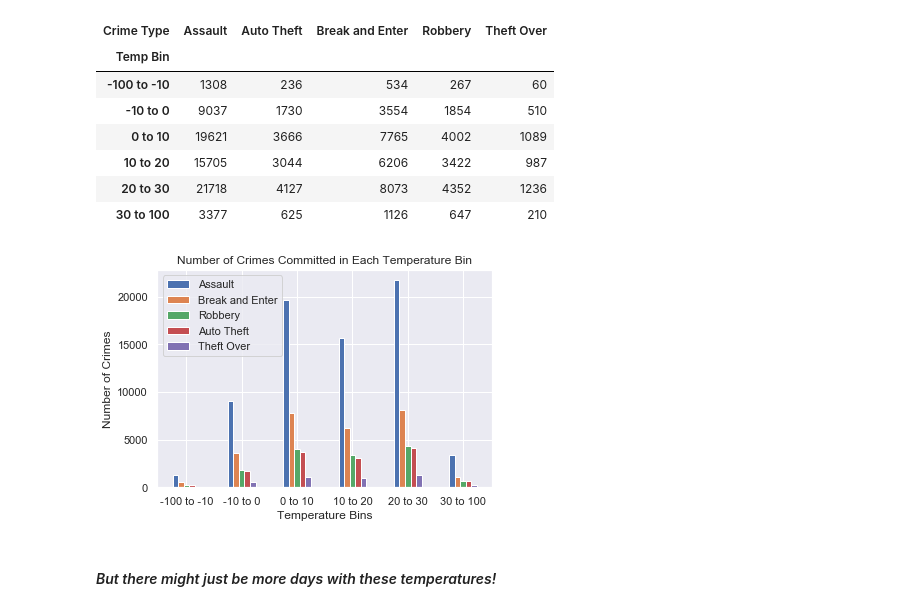
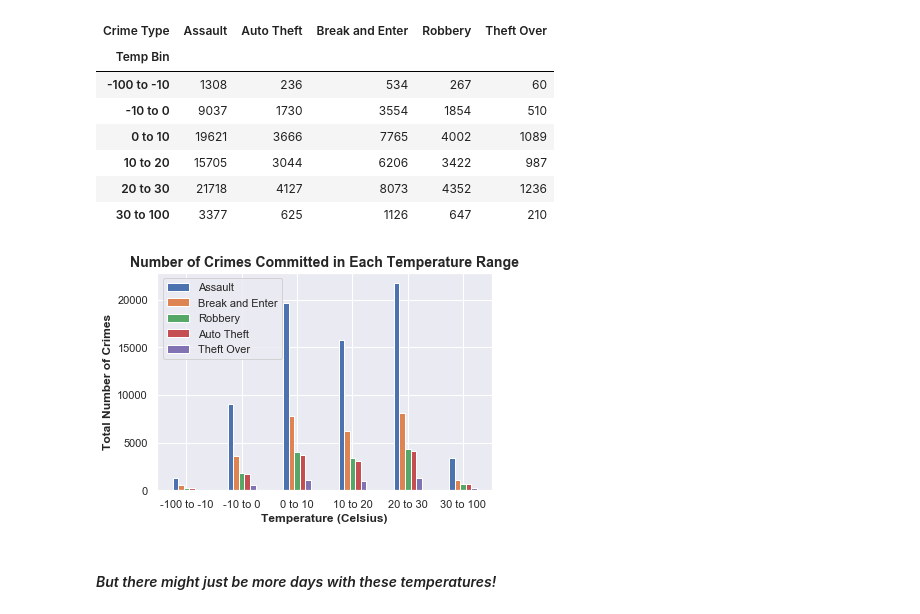
Before and after one commit to minnawoo/Whether-Weather-Drives-Crime, a Jupyter notebook: Whether Weather Drives Crime.ipynb, the cells around one changed output. Drawn from its saved outputs; the diff is of its cells as text; code cells hidden in the pictures.

```diff
--- a/Whether Weather Drives Crime.ipynb
+++ b/Whether Weather Drives Crime.ipynb
@@ -298,22 +300,25 @@ grouped_by_temp_bins_df2
 # %%
 # Plot Count of Each Crime Type For Each Temperature Bin
 fig = plt.figure()
 ax = fig.add_subplot(111)
 
 xloc = np.arange(6)  # the x locations for the groups
 width = 0.1      # the width of the bars
 
-ax.set(title = 'Number of Crimes Committed in Each Temperature Bin', xlabel = 'Temperature Bins', ylabel = 'Number of Crimes')
+plt.title('Number of Crimes Committed in Each Temperature Range', fontweight = 'bold', fontsize = 14)
+plt.xlabel('Temperature (Celsius)', fontweight = 'bold')
+plt.ylabel('Total Number of Crimes', fontweight = 'bold')
 ax.bar(xloc - width*2, grouped_by_temp_bins_df2['Assault'], width, label = 'Assault')
 ax.bar(xloc - width, grouped_by_temp_bins_df2['Break and Enter'], width, label = 'Break and Enter')
 ax.bar(xloc, grouped_by_temp_bins_df2['Robbery'], width, label = 'Robbery')
 ax.bar(xloc + width, grouped_by_temp_bins_df2['Auto Theft'], width, label = 'Auto Theft')
 ax.bar(xloc + width*2, grouped_by_temp_bins_df2['Theft Over'], width, label = 'Theft Over')
 plt.xticks(xloc, temp_labels)
 ax.legend()
+plt.savefig('Number of Crimes Committed in Each Temperature Range.png', bbox_inches = 'tight', dpi = 199)
 plt.show()
 # %% [output]
-[figure, old version]
+[figure, new version]
 # %% [markdown]
 #### *But there might just be more days with these temperatures!*
 # %%
```
Also changed, not shown: parts of 17 cells of this notebook, 5 other files.
